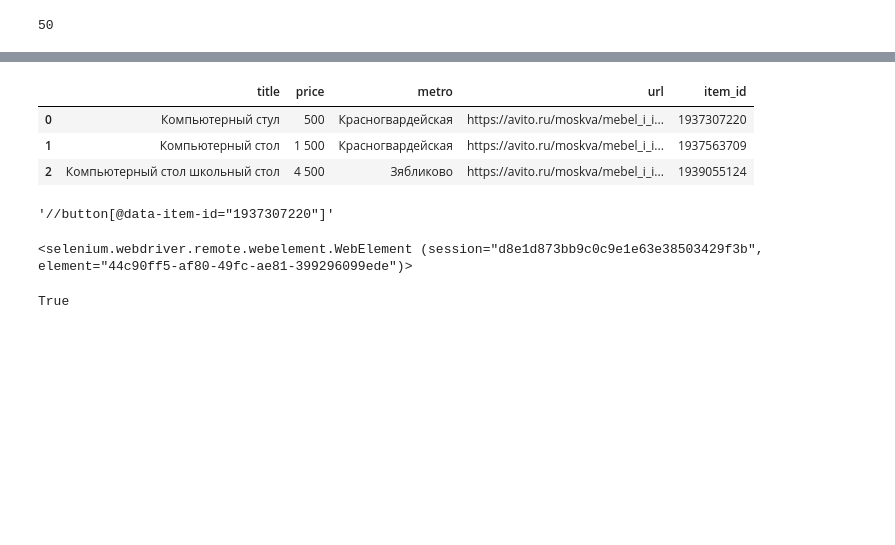
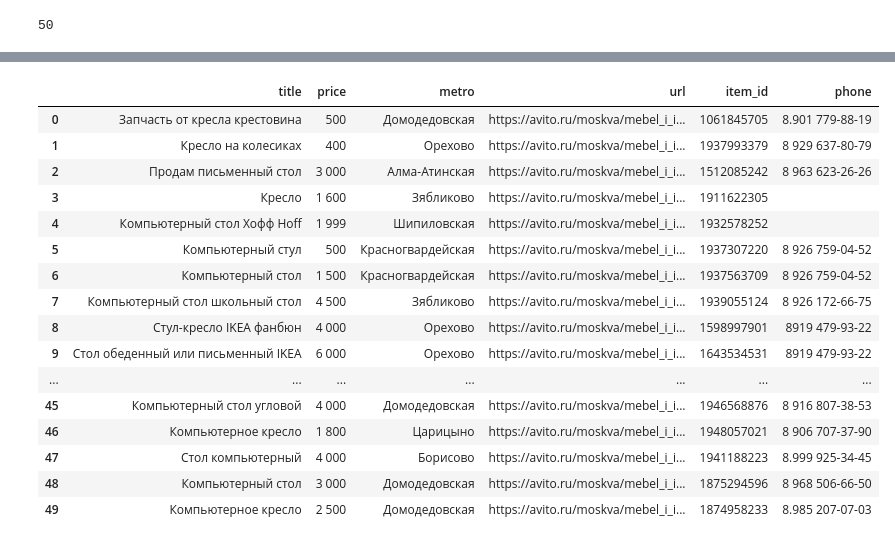
Before and after one commit to Zzema/parser_avito_test, a Jupyter notebook: Parser_avito.ipynb, the cells around one changed output, grey strips where cells are left out. Drawn from its saved outputs; the diff is of its cells as text; code cells hidden in the pictures; blank space fills up the shorter version.

Commit message:
Done for 1 page.resolved problem 1. Without phone number Error 2. Without messages Error

```diff
--- a/Parser_avito.ipynb
+++ b/Parser_avito.ipynb
@@ -62,6 +65,10 @@ table[0]
 # %%
 #Находит айди объявления для того чтобы по нему потом найти кнопку: "показать телефон"
 def get_item_id(data):
-    temp=data.find("span", {"class": "js-messenger-button"}).get('data-props')#text.strip()
-    return json.loads(temp).get("itemId")
-get_item_id(table[0])
+    try:
+        temp=data.find("span", {"class": "js-messenger-button"}).get('data-props')
+        return json.loads(temp).get("itemId")
+    except:
+        temp = data.find('h3').find('a').get('href')
+        title = temp[-10:]#Если поля отправить сообщение нет, то айди берем из урла
+        return title
@@ -70,6 +91,32 @@ get_item_id(table[0])
+# %%
+def phone_extract (driver, table, i):# поиск ячейки с номером, клик по нему, если есть необходимость,
+    str1='//button[@data-item-id="'+str(get_item_id(table[i]))+'"]'
+    str2="(//div[@class='item_table-aside'])["+str(i+1)+"]"
+#Проверяем, не открывали ли мы телефон ранее
+    try:
+        temp1=driver.find_element_by_xpath(str1)
+        temp1.click()
+        print('vse norm')
+    except:
+#        temp1=driver.find_element_by_xpath(str2)#id+1 так как массив с единицы
+        print("doesn't need to click")
+#Скроллим до нужного места в выдаче, удобнее чем заходить в каждое объявление и брать номер оттуда
+    sleep(0.5)
+    element = driver.find_element_by_xpath(str2)
+    actions = ActionChains(driver)
+    actions.move_to_element(element).perform()
+#Скриншотим экран, чтобы взять номер
+    driver.save_screenshot('screenshot.png')
+#для того чтобы телефон попал на скриншот - экран надо проскроллить, соответственно чтобы вырезать из скриншота телефон - надо учесть смещение по y
+    scrolly=driver.execute_script("return window.scrollY;")
+#определяем местоположение и рамзер номера телефона
+    #temp2=driver.find_elements_by_xpath('//img[@class="item-extended-phone"]')
+    location = element.location #метоположение телефона на странице
+    size = element.size #размер картинки с номером телефона
+    return crop(location, size,scrolly)
 # %%
 data1=[]
-for ad in table[0:3]:
+for i, ad in enumerate(table):
         try:
             div = ad.find('h3')
             title = div.text.strip()
@@ -97,8 +144,9 @@ for ad in table[0:3]:
                 'price':price,
                 'metro':metro,
                 'url':url,
-                'item_id':item_id}
+                'item_id':item_id,
+               'phone':phone_extract (driver, table, i)}
         data1.append(data)
         print(data1)
-        sleep(0.5)
+        sleep(3)
 # %% [output]
@@ -108,9 +170,22 @@ for ad in table[0:3]:
 # %%
 import pandas as pd
 data_pd=pd.DataFrame(data1)
-data_pd.head()
+data_pd.head(50)
 # %% [output]
-|  | title | price | metro | url | item_id |
-| 0 | Компьютерный стул | 500 | Красногвардейская | https://avito.ru/moskva/mebel_i_i... | 1937307220 |
-| 1 | Компьютерный стол | 1 500 | Красногвардейская | https://avito.ru/moskva/mebel_i_i... | 1937563709 |
-| 2 | Компьютерный стол школьный стол | 4 500 | Зябликово | https://avito.ru/moskva/mebel_i_i... | 1939055124 |
+|  | title | price | metro | url | item_id | phone |
+| 0 | Запчасть от кресла крестовина | 500 | Домодедовская | https://avito.ru/moskva/mebel_i_i... | 1061845705 | 8.901 779-88-19 |
+| 1 | Кресло на колесиках | 400 | Орехово | https://avito.ru/moskva/mebel_i_i... | 1937993379 | 8 929 637-80-79 |
+| 2 | Продам письменный стол | 3 000 | Алма-Атинская | https://avito.ru/moskva/mebel_i_i... | 1512085242 | 8 963 623-26-26 |
+| 3 | Кресло | 1 600 | Зябликово | https://avito.ru/moskva/mebel_i_i... | 1911622305 |  |
+| 4 | Компьютерный стол Хофф Hoff | 1 999 | Шипиловская | https://avito.ru/moskva/mebel_i_i... | 1932578252 |  |
+| 5 | Компьютерный стул | 500 | Красногвардейская | https://avito.ru/moskva/mebel_i_i... | 1937307220 | 8 926 759-04-52 |
+| 6 | Компьютерный стол | 1 500 | Красногвардейская | https://avito.ru/moskva/mebel_i_i... | 1937563709 | 8 926 759-04-52 |
+| 7 | Компьютерный стол школьный стол | 4 500 | Зябликово | https://avito.ru/moskva/mebel_i_i... | 1939055124 | 8 926 172-66-75 |
+| 8 | Стул-кресло IKEA фанбюн | 4 000 | Орехово | https://avito.ru/moskva/mebel_i_i... | 1598997901 | 8919 479-93-22 |
+| 9 | Стол обеденный или письменный IKEA | 6 000 | Орехово | https://avito.ru/moskva/mebel_i_i... | 1643534531 | 8919 479-93-22 |
+| ... | ... | ... | ... | ... | ... | ... |
+| 45 | Компьютерный стол угловой | 4 000 | Домодедовская | https://avito.ru/moskva/mebel_i_i... | 1946568876 | 8 916 807-38-53 |
+| 46 | Компьютерное кресло | 1 800 | Царицыно | https://avito.ru/moskva/mebel_i_i... | 1948057021 | 8 906 707-37-90 |
+| 47 | Стол компьютерный | 4 000 | Борисово | https://avito.ru/moskva/mebel_i_i... | 1941188223 | 8.999 925-34-45 |
+| 48 | Компьютерный стол | 3 000 | Домодедовская | https://avito.ru/moskva/mebel_i_i... | 1875294596 | 8 968 506-66-50 |
+| 49 | Компьютерное кресло | 2 500 | Домодедовская | https://avito.ru/moskva/mebel_i_i... | 1874958233 | 8.985 207-07-03 |
@@ -132,10 +191,0 @@ data_pd.head()
-# %%
-str1='//button[@data-item-id="'+str(get_item_id(table[0]))+'"]'
-str1
-# %% [output]
-'//button[@data-item-id="1937307220"]'
-# %%
-temp1=driver.find_element_by_xpath(str1)
-temp1
-# %% [output]
-<selenium.webdriver.remote.webelement.WebElement (session="d8e1d873bb9c0c9e1e63e38503429f3b", element="44c90ff5-af80-49fc-ae81-399296099ede")>
@@ -144,4 +191,0 @@ temp1.click()
-# %%
-driver.save_screenshot('screenshot.png')
-# %% [output]
-True
```
Also changed, not shown: parts of 17 cells of this notebook, 2 other files.
